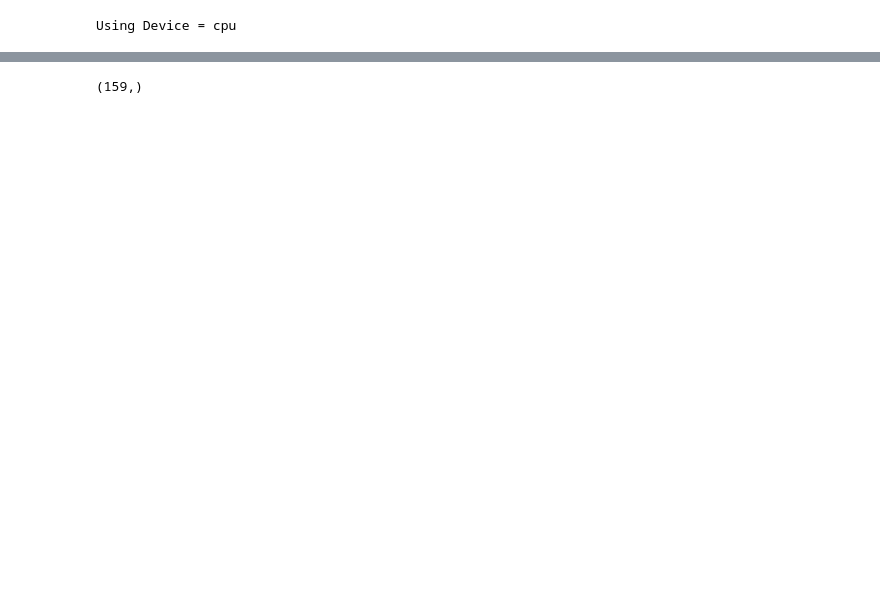
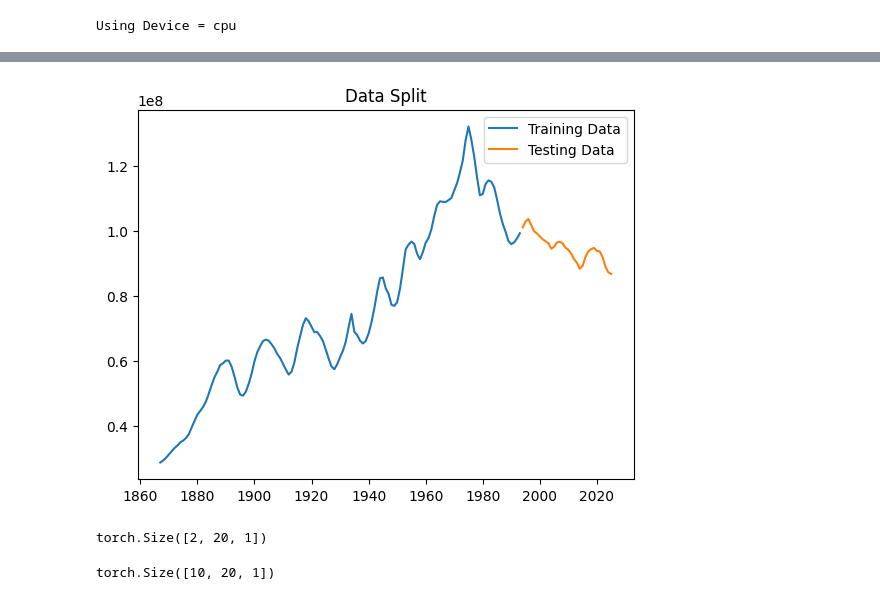
Before and after one commit to Paolitoes/CattlePredictions, a Jupyter notebook: LSTMTest.ipynb, the cells around one changed output, grey strips where cells are left out. Drawn from its saved outputs; the diff is of its cells as text; code cells hidden in the pictures; blank space fills up the shorter version.

```diff
--- a/LSTMTest.ipynb
+++ b/LSTMTest.ipynb
@@ -19,7 +71,22 @@ CattleData = JanData['Value'].str.replace(',','').astype(int)
 # %%
-CattleData.shape
+import matplotlib.pyplot as plt
+
+train_size = int(len(CattleData) * 0.8)
+
+train_data = CattleData[:train_size]
+test_data = CattleData[train_size:]
+
+Train_years = YearData[:train_size]
+Test_years = YearData[train_size:]
-# %% [output]
-(159,)
+# %%
+plt.figure()
+plt.plot(Train_years,train_data.tolist(), label="Training Data")
+plt.plot(Test_years,test_data.tolist(), label="Testing Data")
+plt.title("Data Split")
+plt.legend()
+plt.show()
+# %% [output]
+[figure, added]
 # %%
 from torch.utils.data import Dataset
 import numpy as np
@@ -65,0 +137,8 @@ test_dataloader  = DataLoader(test_set,  batch_size=10, shuffle=False)
+# %%
+xs[1].shape
+# %% [output]
+torch.Size([2, 20, 1])
+# %%
+xs[0].shape
+# %% [output]
+torch.Size([10, 20, 1])
```
Also changed, not shown: parts of 26 cells of this notebook, 4 other files.
